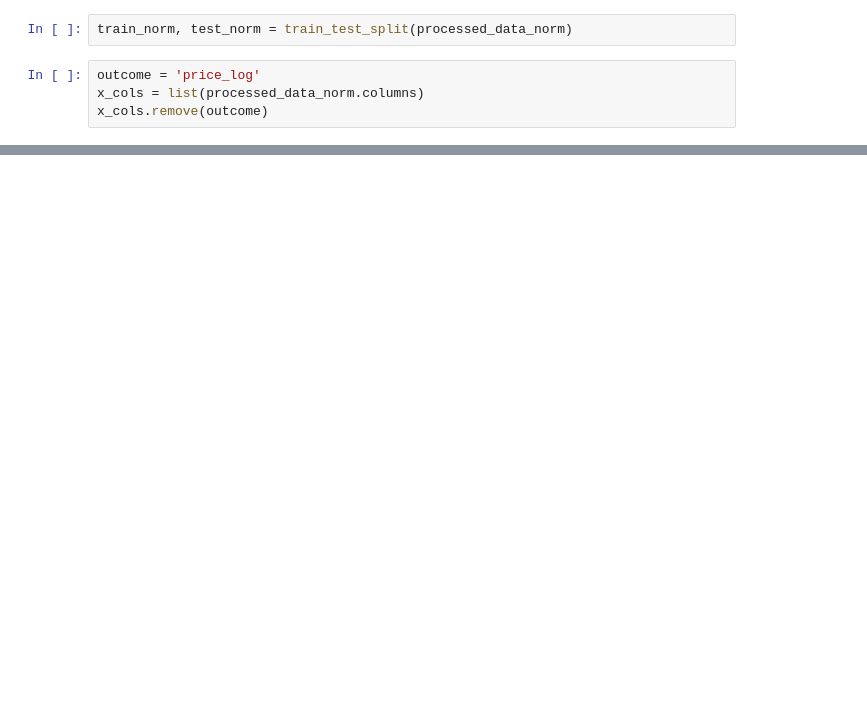
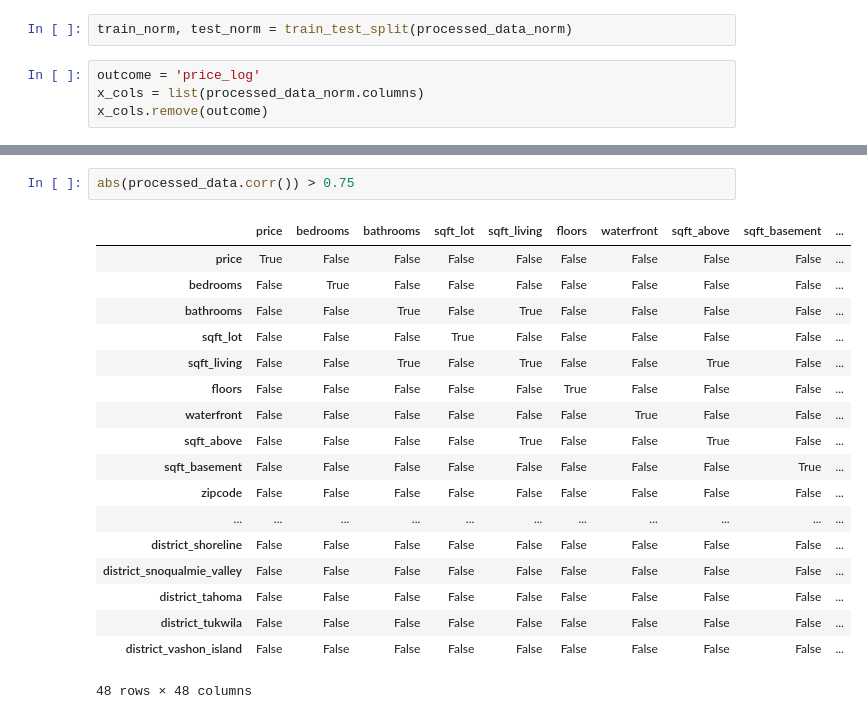
Before and after one commit to christianmoya/PredictingHousingPrices_KingCounty, a Jupyter notebook: Data Exploration & Visualization.ipynb, the cells around one changed output, grey strips where cells are left out. Drawn from its saved outputs; the diff is of its cells as text; blank space fills up the shorter version.

```diff
--- a/Data Exploration & Visualization.ipynb
+++ b/Data Exploration & Visualization.ipynb
@@ -841,0 +1554,21 @@ fig.show()
+# %%
+abs(processed_data.corr()) > 0.75
+# %% [output]
+|  | price | bedrooms | bathrooms | sqft_lot | sqft_living | floors | waterfront | sqft_above | sqft_basement | ... |
+| price | True | False | False | False | False | False | False | False | False | ... |
+| bedrooms | False | True | False | False | False | False | False | False | False | ... |
+| bathrooms | False | False | True | False | True | False | False | False | False | ... |
+| sqft_lot | False | False | False | True | False | False | False | False | False | ... |
+| sqft_living | False | False | True | False | True | False | False | True | False | ... |
+| floors | False | False | False | False | False | True | False | False | False | ... |
+| waterfront | False | False | False | False | False | False | True | False | False | ... |
+| sqft_above | False | False | False | False | True | False | False | True | False | ... |
+| sqft_basement | False | False | False | False | False | False | False | False | True | ... |
+| zipcode | False | False | False | False | False | False | False | False | False | ... |
+| ... | ... | ... | ... | ... | ... | ... | ... | ... | ... | ... |
+| district_shoreline | False | False | False | False | False | False | False | False | False | ... |
+| district_snoqualmie_valley | False | False | False | False | False | False | False | False | False | ... |
+| district_tahoma | False | False | False | False | False | False | False | False | False | ... |
+| district_tukwila | False | False | False | False | False | False | False | False | False | ... |
+| district_vashon_island | False | False | False | False | False | False | False | False | False | ... |
+48 rows × 48 columns
```
Also changed, not shown: parts of 80 cells of this notebook, 6 other files.
